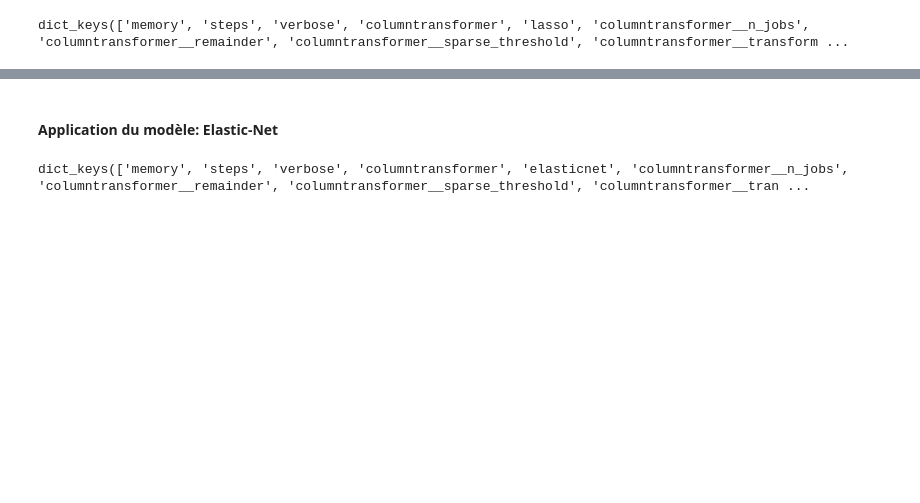
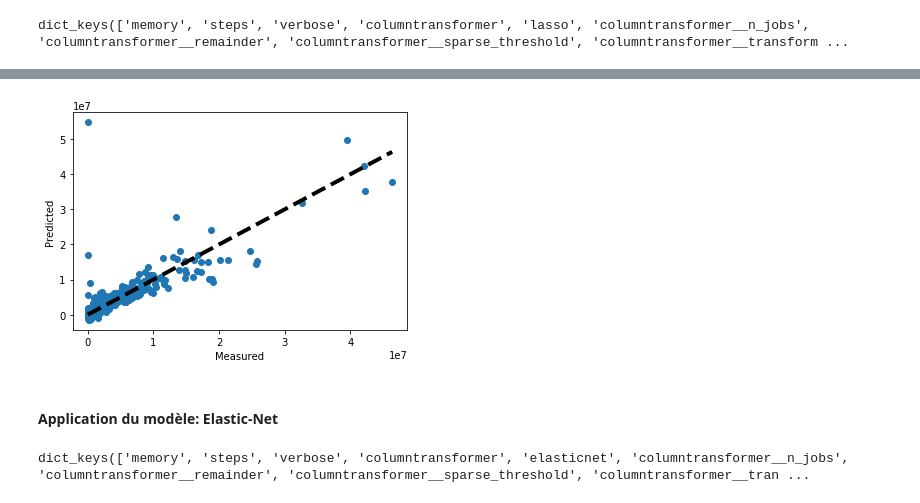
Before and after one commit to dani2188/OCR_P3, a Jupyter notebook: consoBat_model_conso.ipynb, the cells around one changed output, grey strips where cells are left out. Drawn from its saved outputs; the diff is of its cells as text; code cells hidden in the pictures; blank space fills up the shorter version.

```diff
--- a/consoBat_model_conso.ipynb
+++ b/consoBat_model_conso.ipynb
@@ -426,6 +579,6 @@ COMMENTAIRE:
 # %%
 from sklearn.linear_model import Lasso
-lasso= Lasso()
+lasso= Lasso(tol=0.1)
 # %%
 # On crée le modèle à l'aide de pipeline
 pipe_lasso= make_pipeline(column_trans,lasso)
@@ -442,8 +595,8 @@ cross_val_score(pipe_lasso,X_train,y_train,cv=5).mean()
 # %%
 # Optimisation des hyperparamètres avec: GridSearchCV()
-parameters = {'lasso__alpha':[1e-3,0.01,0.1,1]}
+parameters = {'lasso__alpha':[60,70,80]}
 #Grille de recherche:
-grid_lasso= GridSearchCV(pipe_lasso,parameters, cv=5)
+grid_lasso= GridSearchCV(pipe_lasso,parameters, cv=5,scoring='r2')
 # %%
 grid_lasso.fit(X_train,y_train)
 # %% [output]
@@ -495,3 +648,12 @@ R² : 0.975
+# %%
+fig, ax = plt.subplots()
+ax.scatter(y_test, pred_lasso)
+ax.plot([y_test.min(), y_test.max()], [y_test.min(), y_test.max()], 'k--', lw=4)
+ax.set_xlabel('Measured')
+ax.set_ylabel('Predicted')
+plt.show()
+# %% [output]
+[figure, added]
 # %% [markdown]
 #### Application du modèle: Elastic-Net
 # %%
```
Also changed, not shown: parts of 117 cells of this notebook, 2 other files.
